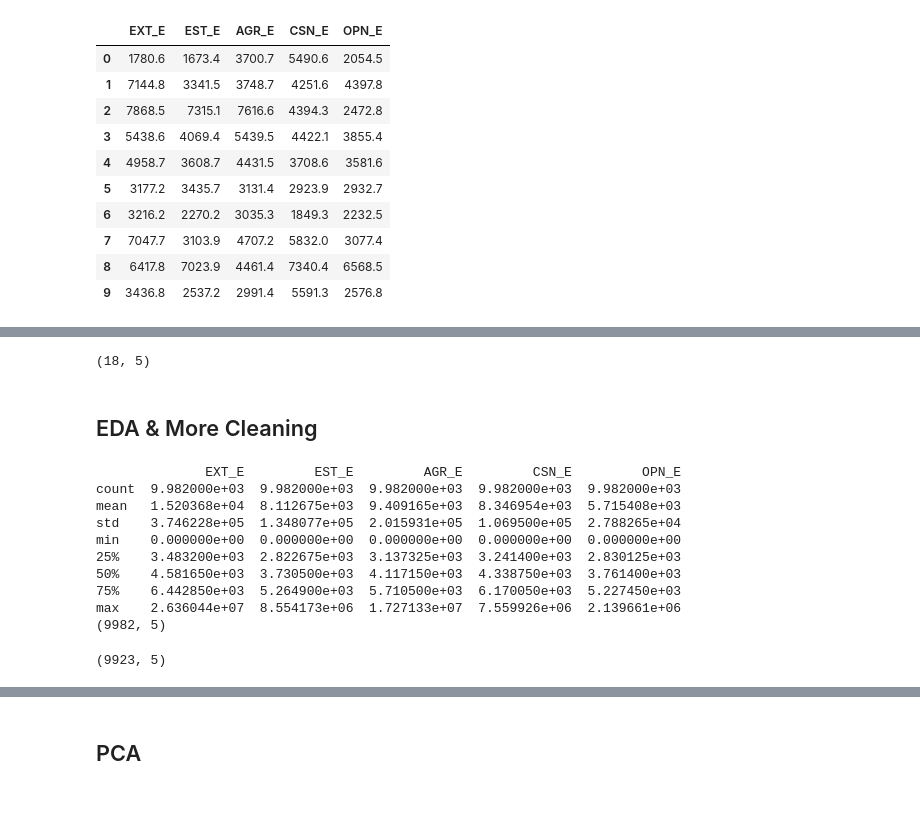
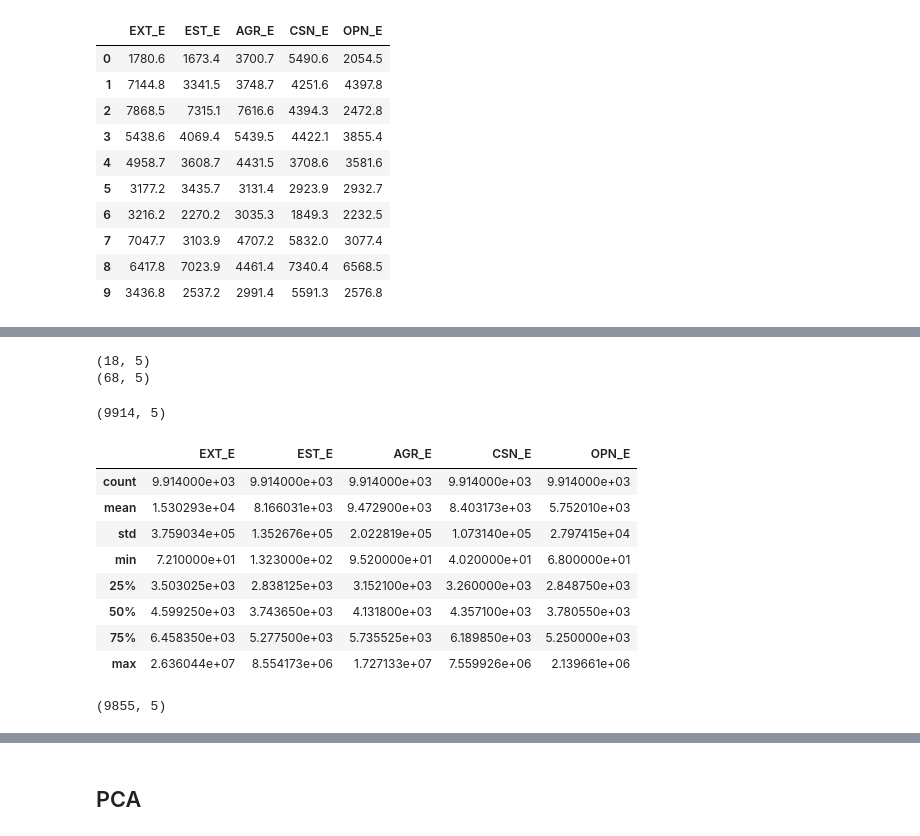
Before and after one commit to oetia/ocean-pca, a Jupyter notebook: pca.ipynb, the cells around one changed output, grey strips where cells are left out. Cells and saved outputs as stored; diff of their text form; code cells hidden in the pictures; blank space fills up the shorter version.

```diff
--- a/pca.ipynb
+++ b/pca.ipynb
@@ -83,36 +91,39 @@ dtype: int64
 # %%
-# Are these NaN values all in the same rows?
-df_ER[df_ER.isna().any(axis=1)].shape
-# Yep
+# Are these missing values in the same rows?
+print(df_ER[df_ER.isna().any(axis=1)].shape) # Yes
+print(df_ER[(df_ER == 0).any(axis=1)].shape) # No
 # %% [output]
 (18, 5)
+(68, 5)
 # %%
 # I could try to identify the missingness mechanisms and then perform imputation accodingly...
-# BUT, I'm lazy. Very small proportion missing.
-df_ERD = df_ER.dropna()
+# BUT, I'm lazy. Small proportion missing.
+df_ERD = df_ER.replace(0, np.NaN)
+df_ERD = df_ERD.dropna()
+
+df_ERD.shape
+# %% [output]
+(9914, 5)
-# %% [markdown]
-## EDA & More Cleaning
-# %%
-print(df_ERD.describe())
-print(df_ERD.shape)
-# Some clear outliers
-# 2.636044e+07 milliseconds (7 hours) spent on average per question
-# %% [output]
-              EXT_E         EST_E         AGR_E         CSN_E         OPN_E
-count  9.982000e+03  9.982000e+03  9.982000e+03  9.982000e+03  9.982000e+03
-mean   1.520368e+04  8.112675e+03  9.409165e+03  8.346954e+03  5.715408e+03
-std    3.746228e+05  1.348077e+05  2.015931e+05  1.069500e+05  2.788265e+04
-min    0.000000e+00  0.000000e+00  0.000000e+00  0.000000e+00  0.000000e+00
-25%    3.483200e+03  2.822675e+03  3.137325e+03  3.241400e+03  2.830125e+03
-50%    4.581650e+03  3.730500e+03  4.117150e+03  4.338750e+03  3.761400e+03
-75%    6.442850e+03  5.264900e+03  5.710500e+03  6.170050e+03  5.227450e+03
-max    2.636044e+07  8.554173e+06  1.727133e+07  7.559926e+06  2.139661e+06
-(9982, 5)
+# %%
+df_ERD.describe()
+# some crazy outliers
+# someone took 7 hours to average to answer each question
+# %% [output]
+|  | EXT_E | EST_E | AGR_E | CSN_E | OPN_E |
+| count | 9.914000e+03 | 9.914000e+03 | 9.914000e+03 | 9.914000e+03 | 9.914000e+03 |
+| mean | 1.530293e+04 | 8.166031e+03 | 9.472900e+03 | 8.403173e+03 | 5.752010e+03 |
+| std | 3.759034e+05 | 1.352676e+05 | 2.022819e+05 | 1.073140e+05 | 2.797415e+04 |
+| min | 7.210000e+01 | 1.323000e+02 | 9.520000e+01 | 4.020000e+01 | 6.800000e+01 |
+| 25% | 3.503025e+03 | 2.838125e+03 | 3.152100e+03 | 3.260000e+03 | 2.848750e+03 |
+| 50% | 4.599250e+03 | 3.743650e+03 | 4.131800e+03 | 4.357100e+03 | 3.780550e+03 |
+| 75% | 6.458350e+03 | 5.277500e+03 | 5.735525e+03 | 6.189850e+03 | 5.250000e+03 |
+| max | 2.636044e+07 | 8.554173e+06 | 1.727133e+07 | 7.559926e+06 | 2.139661e+06 |
 # %%
 # removing outliers
-# heavily right skewed, shouldn't remove much good data
+# heavily right skewed
 abs_z_scores = ((df_ERD - df_ERD.mean()) / df_ERD.std()).abs()
-df_ERD2 = df_ERD[(abs_z_scores < 3).all(axis=1)]
-df_ERD2.shape
+df_ERDO = df_ERD[(abs_z_scores < 3).all(axis=1)]
+
+df_ERDO.shape
 # %% [output]
-(9923, 5)
+(9855, 5)
```
Also changed, not shown: parts of 8 cells of this notebook.
